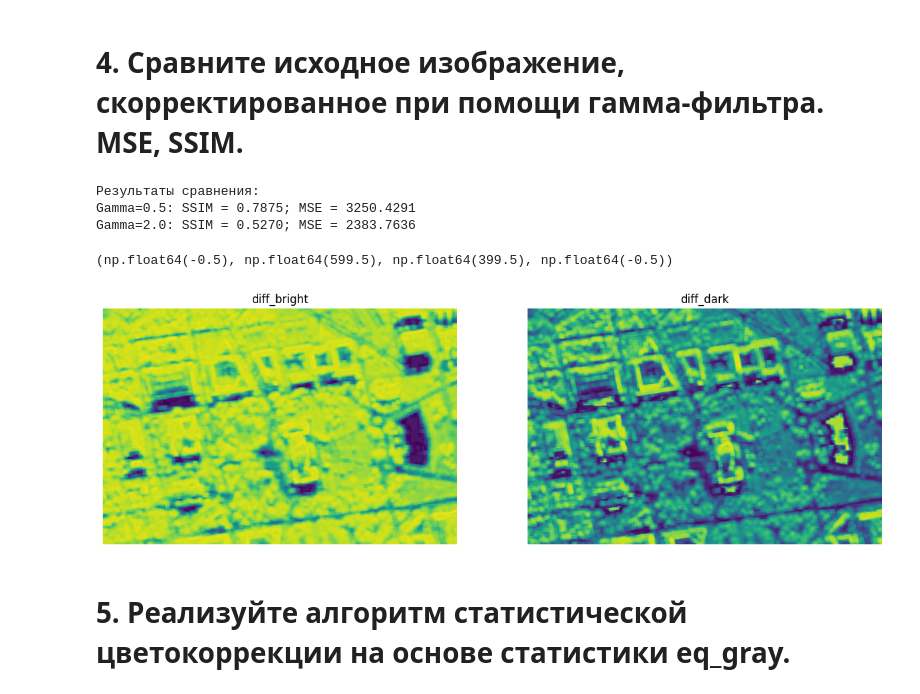
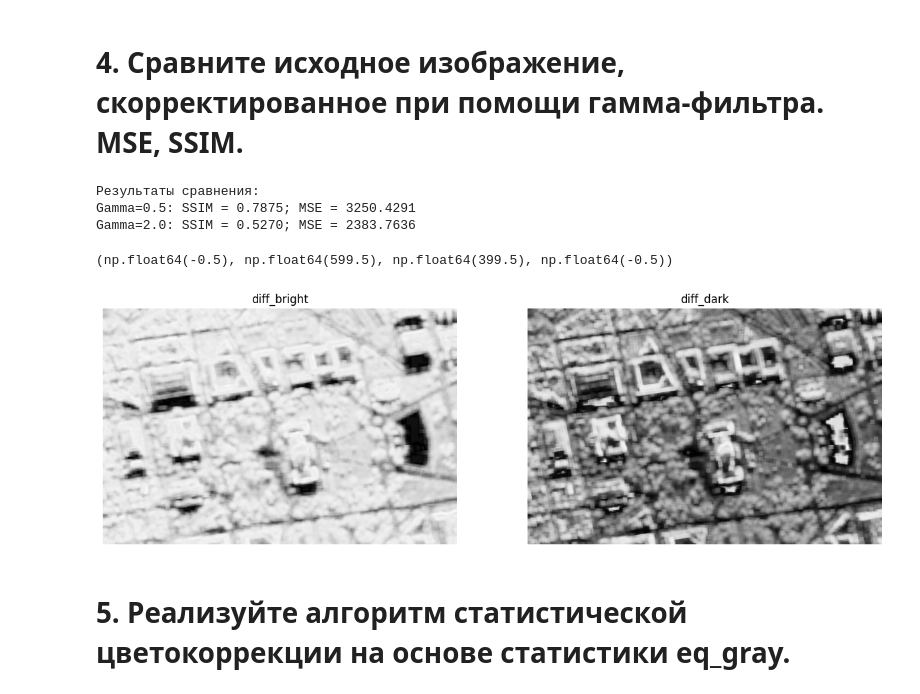
Before and after one commit to KotelnikovaA/Image_Processing, a Jupyter notebook: hw1/Homework_1.ipynb, the cells around one changed output. Cells and saved outputs as stored; diff of their text form; code cells hidden in the pictures.

```diff
--- a/hw1/Homework_1.ipynb
+++ b/hw1/Homework_1.ipynb
@@ -88,36 +88,36 @@ plt.show()
 image_gray_05 = cv2.cvtColor(gamma_05, cv2.COLOR_BGR2GRAY)
 image_gray_20 = cv2.cvtColor(gamma_20, cv2.COLOR_BGR2GRAY)
 
 (ssim_bright, diff_bright) = structural_similarity(image_gray, image_gray_05, full=True)
 (ssim_dark, diff_dark) = structural_similarity(image_gray, image_gray_20, full=True)
 
 mse_bright = mean_squared_error(image_gray, image_gray_05)
 mse_dark = mean_squared_error(image_gray, image_gray_20)
 
 diff_bright = (diff_bright * 255).astype("uint8")
 diff_dark = (diff_dark * 255).astype("uint8")
 
 print("Результаты сравнения:")
 print(f"Gamma=0.5: SSIM = {ssim_bright:.4f}; MSE = {mse_bright:.4f}")
 print(f"Gamma=2.0: SSIM = {ssim_dark:.4f}; MSE = {mse_dark:.4f}")
 
 plt.figure(figsize=(15, 5))
 
 plt.subplot(1, 2, 1)
-plt.imshow(diff_bright)
+plt.imshow(diff_bright, cmap="gray")
 plt.title('diff_bright')
 plt.axis('off')
 
 plt.subplot(1, 2, 2)
-plt.imshow(diff_dark)
+plt.imshow(diff_dark, cmap="gray")
 plt.title('diff_dark')
 plt.axis('off')
 # %% [output]
 Результаты сравнения:
 Gamma=0.5: SSIM = 0.7875; MSE = 3250.4291
 Gamma=2.0: SSIM = 0.5270; MSE = 2383.7636
 (np.float64(-0.5), np.float64(599.5), np.float64(399.5), np.float64(-0.5))
-[figure, old version]
+[figure, new version]
 # %% [markdown]
 # 5. Реализуйте алгоритм статистической цветокоррекции на основе статистики eq_gray.
 # %%
```
